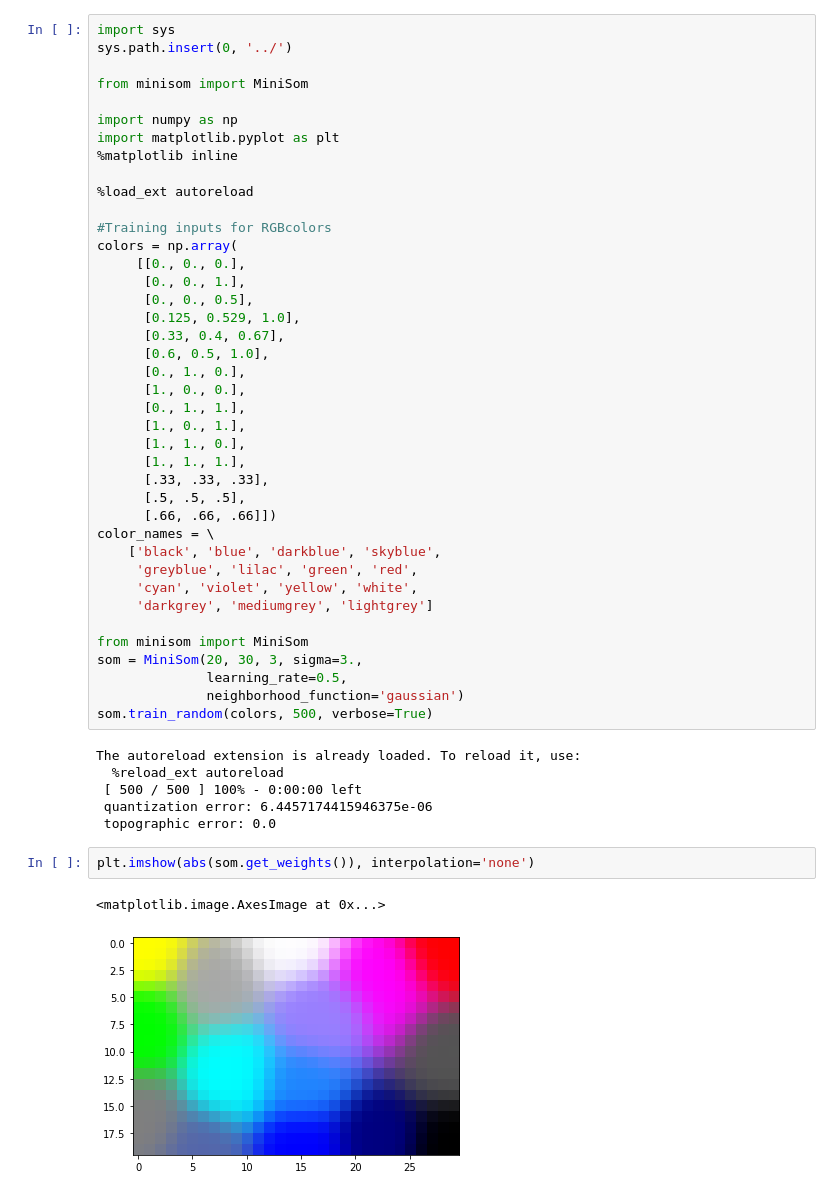
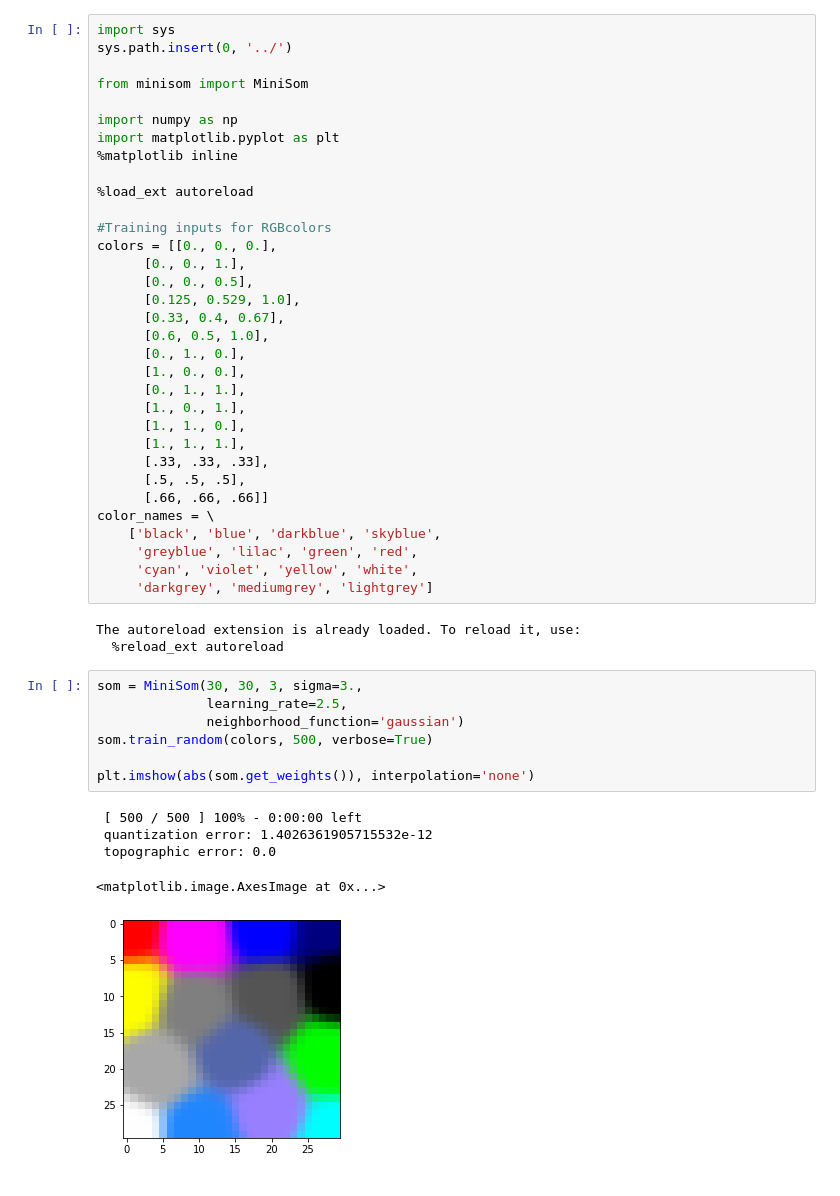
Before and after one commit to JustGlowing/minisom, a Jupyter notebook: examples/ColorSpaceMapping.ipynb, the cells around one changed output. Saved outputs shown, nothing was run; the diff lists cells and outputs as text.

```diff
--- a/examples/ColorSpaceMapping.ipynb
+++ b/examples/ColorSpaceMapping.ipynb
@@ -11,8 +11,7 @@ import matplotlib.pyplot as plt
 %load_ext autoreload
 
 #Training inputs for RGBcolors
-colors = np.array(
-     [[0., 0., 0.],
+colors = [[0., 0., 0.],
       [0., 0., 1.],
       [0., 0., 0.5],
       [0.125, 0.529, 1.0],
@@ -26,26 +25,25 @@ colors = np.array(
       [1., 1., 1.],
       [.33, .33, .33],
       [.5, .5, .5],
-      [.66, .66, .66]])
+      [.66, .66, .66]]
 color_names = \
     ['black', 'blue', 'darkblue', 'skyblue',
      'greyblue', 'lilac', 'green', 'red',
      'cyan', 'violet', 'yellow', 'white',
      'darkgrey', 'mediumgrey', 'lightgrey']
-
-from minisom import MiniSom
-som = MiniSom(20, 30, 3, sigma=3.,
-              learning_rate=0.5,
-              neighborhood_function='gaussian')
-som.train_random(colors, 500, verbose=True)
 # %% [output]
 The autoreload extension is already loaded. To reload it, use:
   %reload_ext autoreload
- [ 500 / 500 ] 100% - 0:00:00 left
- quantization error: 6.4457174415946375e-06
- topographic error: 0.0
-# %%
-plt.imshow(abs(som.get_weights()), interpolation='none')
-# %% [output]
-<matplotlib.image.AxesImage at 0x...>
-[figure, removed]
+# %%
+som = MiniSom(30, 30, 3, sigma=3.,
+              learning_rate=2.5,
+              neighborhood_function='gaussian')
+som.train_random(colors, 500, verbose=True)
+
+plt.imshow(abs(som.get_weights()), interpolation='none')
+# %% [output]
+ [ 500 / 500 ] 100% - 0:00:00 left
+ quantization error: 1.4026361905715532e-12
+ topographic error: 0.0
+<matplotlib.image.AxesImage at 0x...>
+[figure, added]
```
Also changed, not shown: parts of 1 cell of this notebook, 10 other files.
